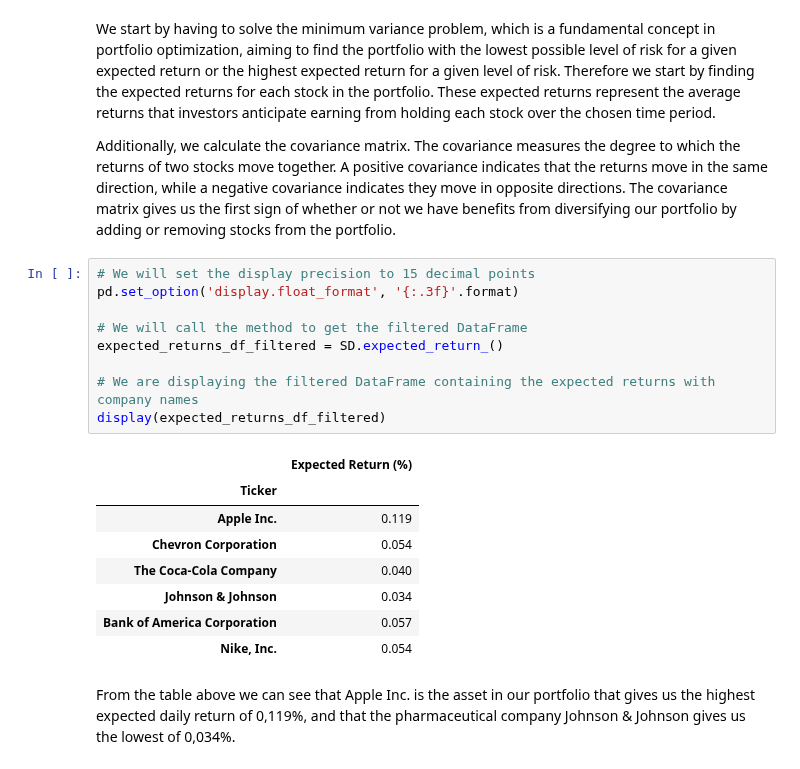
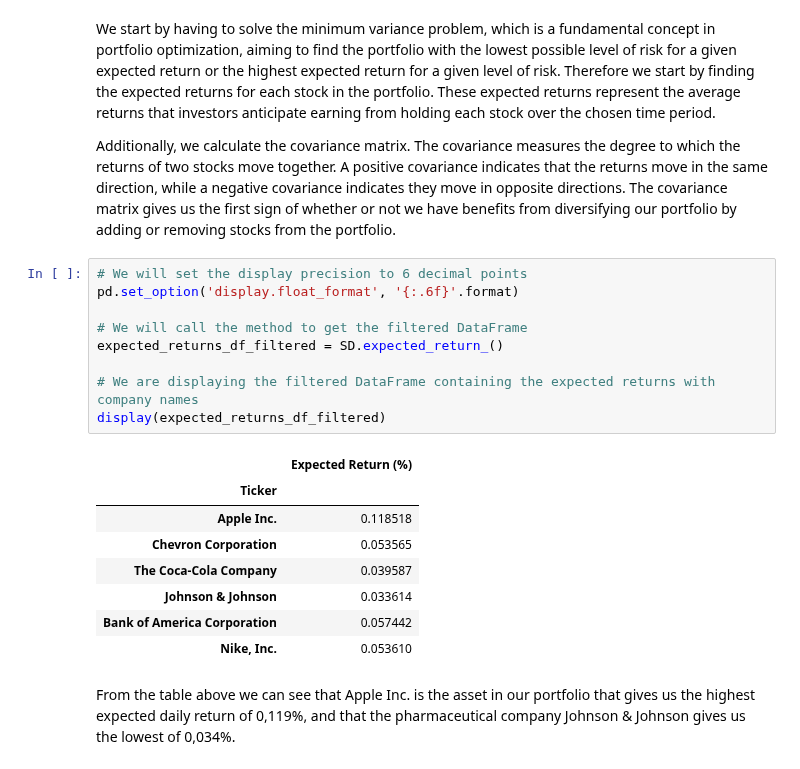
Before and after one commit to NumEconCopenhagen/projects-2024-zgc373-og-pgj472, a Jupyter notebook: dataproject/dataproject.ipynb, the cells around one changed output. Saved outputs shown, nothing was run; the diff lists cells and outputs as text.

```diff
--- a/dataproject/dataproject.ipynb
+++ b/dataproject/dataproject.ipynb
@@ -130,23 +129,23 @@ Therefore we start by finding the expected returns for each stock in the portfol
 
 Additionally, we calculate the covariance matrix. The covariance measures the degree to which the returns of two stocks move together. A positive covariance indicates that the returns move in the same direction, while a negative covariance indicates they move in opposite directions. The covariance matrix gives us the first sign of whether or not we have benefits from diversifying our portfolio by adding or removing stocks from the portfolio.
 # %%
-# We will set the display precision to 15 decimal points
-pd.set_option('display.float_format', '{:.3f}'.format)
+# We will set the display precision to 6 decimal points
+pd.set_option('display.float_format', '{:.6f}'.format)
 
 # We will call the method to get the filtered DataFrame
 expected_returns_df_filtered = SD.expected_return_()
 
 # We are displaying the filtered DataFrame containing the expected returns with company names
 display(expected_returns_df_filtered)
 # %% [output]
 |  | Expected Return (%) |
 | Ticker |  |
-| Apple Inc. | 0.119 |
-| Chevron Corporation | 0.054 |
-| The Coca-Cola Company | 0.040 |
-| Johnson & Johnson | 0.034 |
-| Bank of America Corporation | 0.057 |
-| Nike, Inc. | 0.054 |
+| Apple Inc. | 0.118518 |
+| Chevron Corporation | 0.053565 |
+| The Coca-Cola Company | 0.039587 |
+| Johnson & Johnson | 0.033614 |
+| Bank of America Corporation | 0.057442 |
+| Nike, Inc. | 0.053610 |
 # %% [markdown]
 From the table above we can see that Apple Inc. is the asset in our portfolio that gives us the highest expected daily return of 0,119%, and that the pharmaceutical company Johnson & Johnson gives us the lowest of 0,034%.
 # %%
```
Also changed, not shown: parts of 12 cells of this notebook.
